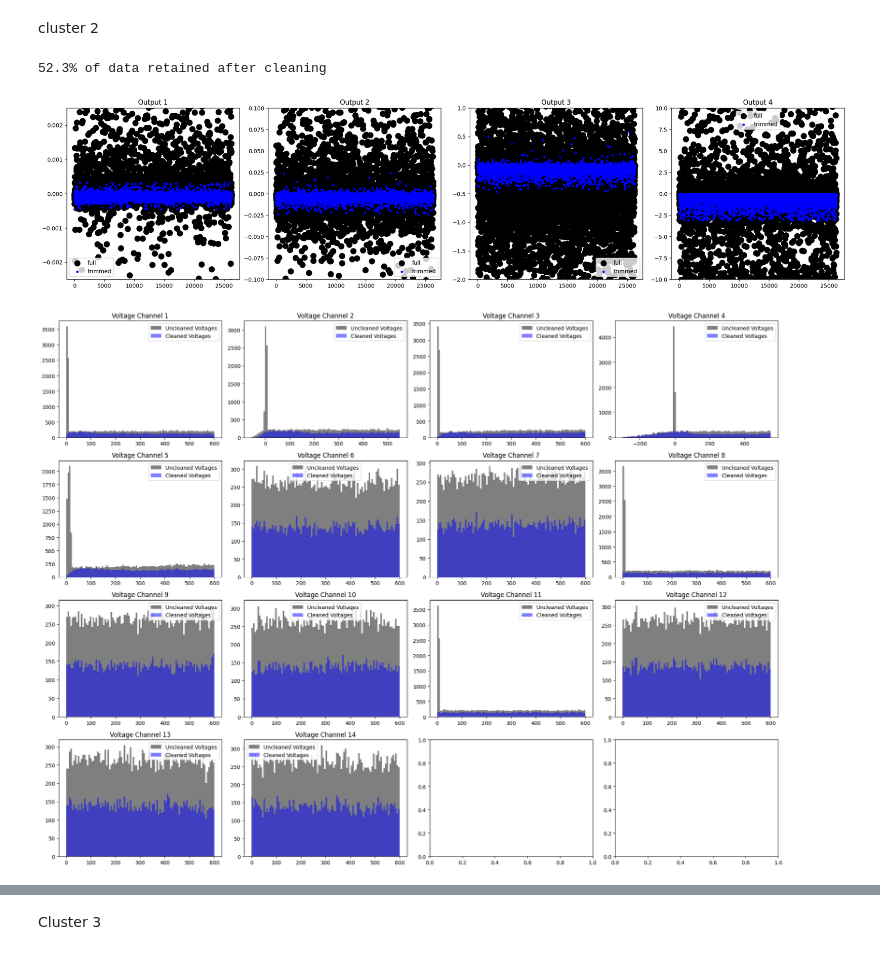
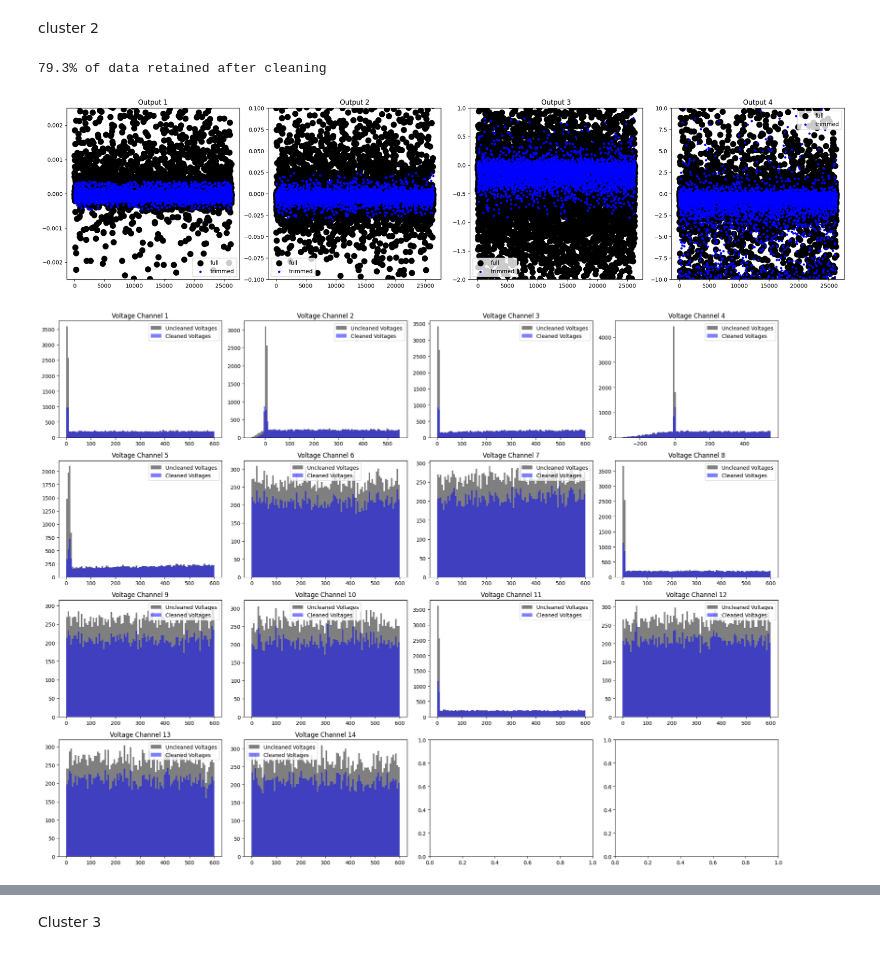
Before and after one commit to larrywu7/electron_optics, a Jupyter notebook: electron_optics_map_seperate_params.ipynb, the cells around one changed output, grey strips where cells are left out. Drawn from its saved outputs; the diff is of its cells as text; code cells hidden in the pictures.

```diff
--- a/electron_optics_map_seperate_params.ipynb
+++ b/electron_optics_map_seperate_params.ipynb
@@ -44,21 +44,21 @@ _,_,all_predictions, all_true_values =plot_inference_comparison(predictor1,n_sam
 # %% [markdown]
 cluster 2
 # %%
-threshold = [10, 10, 10, 1] # Thresholds for each output value
+threshold = [10, 10, 10, 10] # Thresholds for each output value
 trim_mode = 'iqr'
 _,ax,_,_,_,_=trim_scatter(["test_model_data.csv","parallel_test_model_data.csv",'outlier_target_model_data.csv'], output_values_start=16, output_values_end=19,trim_threshold=threshold,trim_mode=trim_mode,subplot_shape=(1,4),figsize=(20, 5))
 # ax[0].set_xlim(0, 100)
 
 ax[0].set_ylim(-0.0025, 0.0025)
 ax[1].set_ylim(-0.1, 0.1)
 ax[2].set_ylim(-2, 1)
 ax[3].set_ylim(-10, 10)
 
 _,_,_,_,fig,ax=trim_hist(['test_model_data.csv','parallel_test_model_data.csv','outlier_target_model_data.csv'], output_values_start=16, output_values_end=19,trim_threshold=threshold,trim_mode=trim_mode,subplot_shape=(4,4))
 # %% [output]
-52.3% of data retained after cleaning
+79.3% of data retained after cleaning
-[figure, old version]
+[figure, new version]
-[figure, old version]
+[figure, new version]
 # %%
 
 n_voltages = 14     # Number of voltage parameters
```
Also changed, not shown: parts of 14 cells of this notebook, 1 other file.
